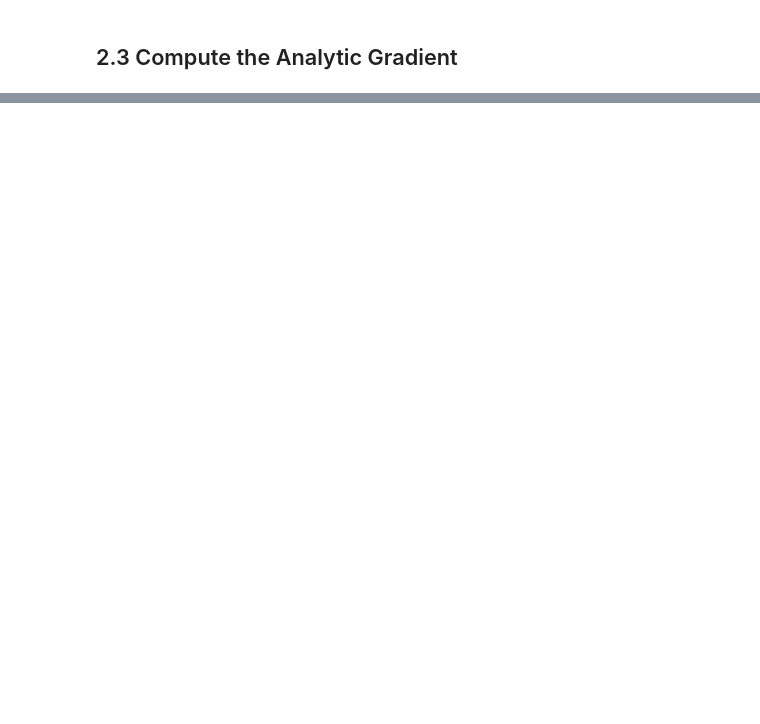
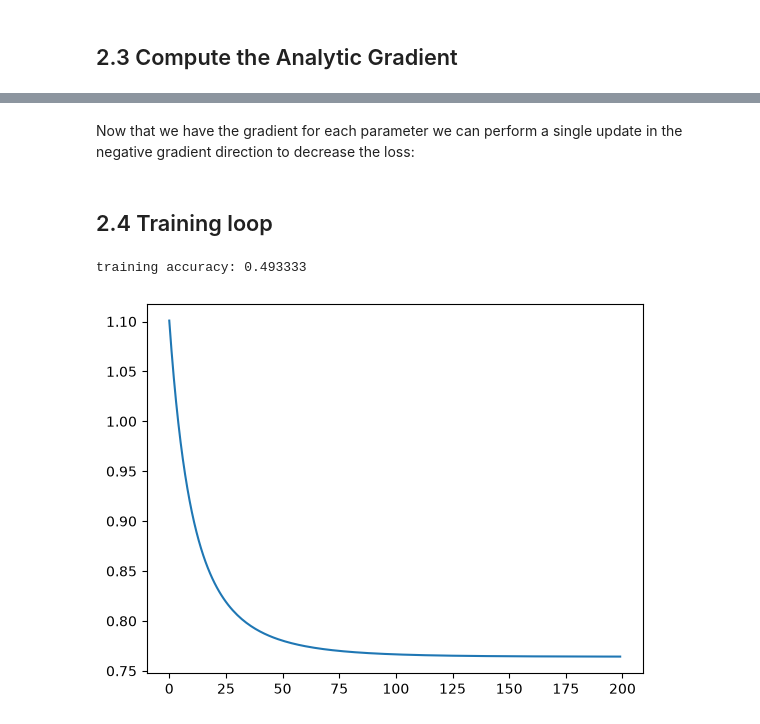
Before and after one commit to serafinebot/ai-research, a Jupyter notebook: cifar-10/spiral.ipynb, the cells around one changed output, grey strips where cells are left out. Drawn from its saved outputs; the diff is of its cells as text; code cells hidden in the pictures; blank space fills up the shorter version.

Commit message:
finished CS231n neural network toy example: spiral.ipynb

```diff
--- a/cifar-10/spiral.ipynb
+++ b/cifar-10/spiral.ipynb
@@ -98,15 +119,15 @@ $$
 # because floating point numbers have greater density around 0 (very small numbers)
 # we could subract the maximum score to the rest of the scores (for each sample)
 # to force the maximum value to be 0 so that max(e^f_j) = 1 (because e^0 = 1)
-scores_adjusted = scores - scores.max(axis=0, keepdims=True)
+scores_adjusted = scores - scores.max(axis=1, keepdims=True) # max per sample (row), across classes
 expscores = np.exp(scores_adjusted)
 probs = expscores / expscores.sum(axis=1, keepdims=True)
 
 reg = 0.1
-data_loss = np.mean(-np.log(probs))
+data_loss = np.mean(-np.log(probs[np.arange(N*K), y])) # p_{i,y_i}
 reg_loss = 0.5 * reg * np.sum(w**2)
 loss = data_loss + reg_loss
-expected_loss = -np.log(1/3)
-diff = np.abs(loss - expected_loss) # expected loss random init -> uniform 1/3 prob for each class
+expected_loss = -np.log(1/3) # expected loss random init -> uniform 1/3 prob for each class
+diff = np.abs(loss - expected_loss)
 print(f"loss: {loss:.6f}; expected: -ln 1/3 = {expected_loss:.6f}; diff: {diff:.6f}")
 # %% [output]
@@ -174,0 +268,10 @@ $$
+# %%
+dscores = probs.copy()
+dscores[np.arange(N*K), y] -= 1 # entry [i, y_i]: subtract 1 only at each sample's correct class
+dscores /= N*K
+
+dw = X.T @ dscores
+dw += reg*w
+db = dscores.sum(axis=0) # sum along all examples because they contribute equally
+# %% [markdown]
+Now that we have the gradient for each parameter we can perform a single update in the negative gradient direction to decrease the loss:
@@ -174,0 +282,51 @@ $$
+# %% [markdown]
+## 2.4 Training loop
+# %%
+w = 0.01 * rng.standard_normal((D, K)) # same as depecrated np.random.randn
+b = np.zeros(K)
+
+step_size = 1e-0
+reg = 1e-3
+
+n_iter = 200
+losses = np.zeros(n_iter)
+sample_idx = np.arange(N*K) # pairwise index [i, y_i]
+
+for i in range(n_iter):
+    scores = X @ w + b
+
+    # calculate scores and probabilities
+    scores_adjusted = scores - scores.max(axis=1, keepdims=True) # max per sample (row), across classes
+    expscores = np.exp(scores_adjusted)
+    probs = expscores / expscores.sum(axis=1, keepdims=True)
+
+    # calculate the loss
+    data_loss = np.mean(-np.log(probs[sample_idx, y])) # p_{i,y_i}
+    reg_loss = 0.5 * reg * np.sum(w**2)
+    loss = data_loss + reg_loss
+
+    # calculate the gradient for scores
+    dscores = probs.copy()
+    dscores[sample_idx, y] -= 1 # subtract 1 only at each sample's correct class
+    dscores /= N*K
+
+    # backpropagate the gradient to parameters
+    dw = X.T @ dscores
+    dw += reg * w
+    db = dscores.sum(axis=0)
+
+    # perform a single parameter update
+    w += -step_size * dw
+    b += -step_size * db
+
+    losses[i] = loss
+    # if i % 50 == 0: print(f"iteration {i}; loss: {loss:.6f}")
+
+plt.plot(np.arange(n_iter), losses)
+
+scores = np.dot(X, w) + b
+predicted_class = np.argmax(scores, axis=1)
+print(f"training accuracy: {np.mean(predicted_class == y):.6f}")
+# %% [output]
+training accuracy: 0.493333
+[figure, added]
```
Also changed, not shown: parts of 15 cells of this notebook.
